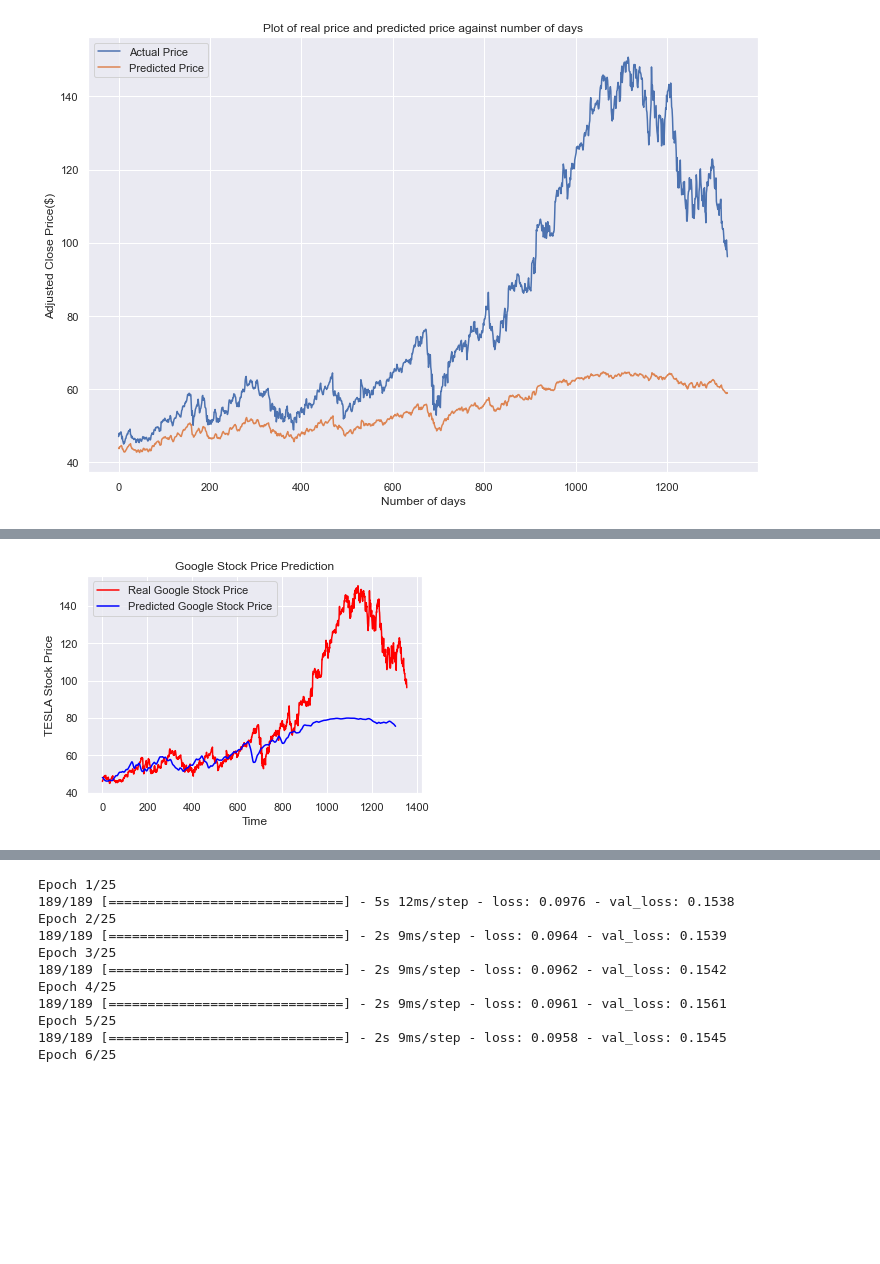
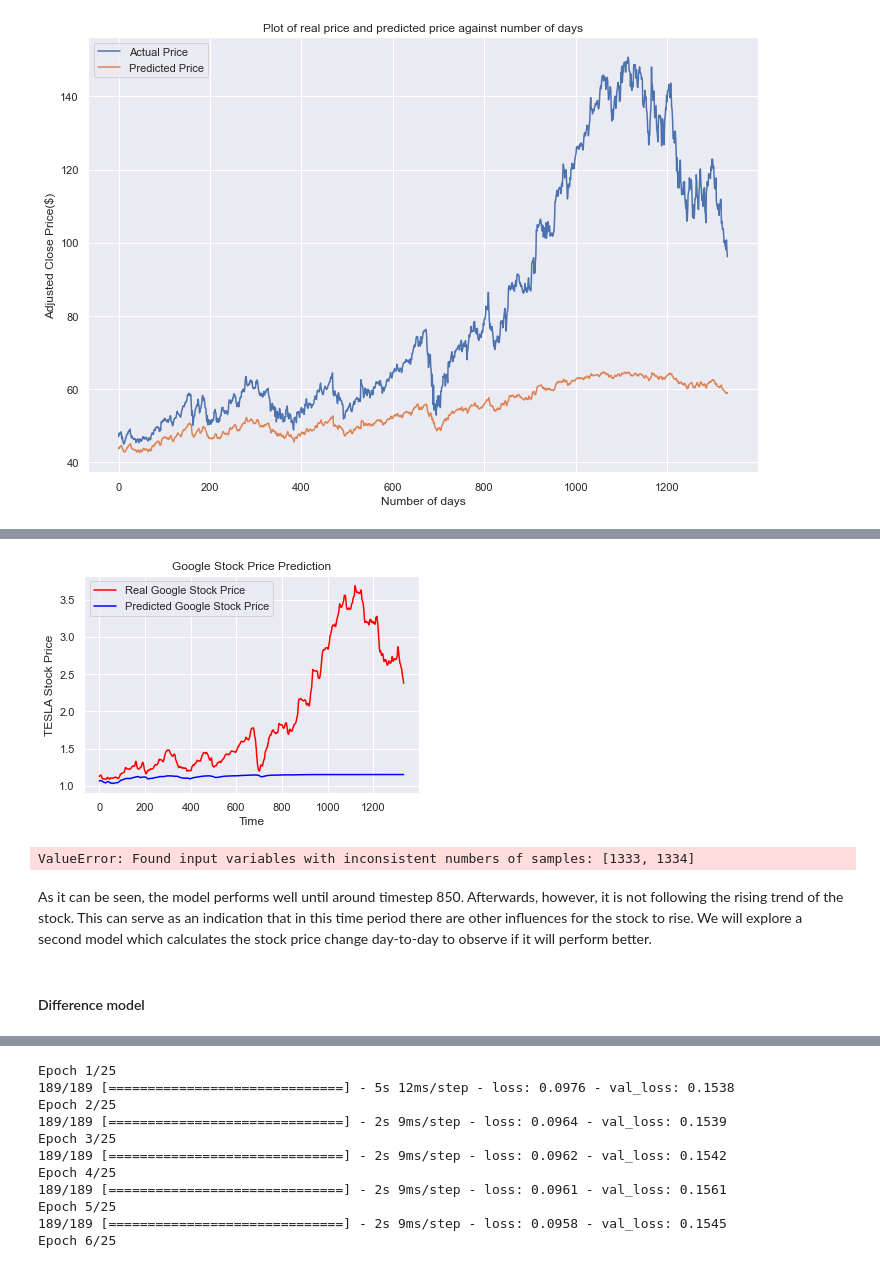
Before and after one commit to PWolf96/Stock-Predictor, a Jupyter notebook: Stock-Predictor-LSTM.ipynb, the cells around one changed output, grey strips where cells are left out. Saved outputs shown, nothing was run; the diff lists cells and outputs as text; code cells hidden in the pictures; blank space fills up the shorter version.

```diff
--- a/Stock-Predictor-LSTM.ipynb
+++ b/Stock-Predictor-LSTM.ipynb
@@ -252,0 +359,4 @@ array([[  4.7482028 ],
+# %%
+train_data = train_data.reindex(columns=['high_diff', 'low_diff', 'open_diff', 'volume_diff', 'OBV_diff', '14 period RSI_diff', 'BB_UPPER_diff',
+                                        'BB_MIDDLE_diff', 'BB_LOWER_diff', 'adj_close_diff'])
+train_data.describe()
@@ -252,0 +373,12 @@ array([[  4.7482028 ],
+# %%
+#Normalize the variables
+normaliser = preprocessing.MinMaxScaler(feature_range=(0,1))
+#Creating a specific scaler for the y values
+y_normaliser = preprocessing.MinMaxScaler(feature_range=(0,1))
+train_normalised = normaliser.fit_transform(train_data)
+x_train_normalised = np.delete(train_normalised, np.s_[4], 1)
+y_train_normalised = train_normalised[:,4]
+test_normalised = normaliser.transform(test_data)
+x_test_normalised = np.delete(test_normalised, np.s_[4], 1)
+
+y_norm = y_normaliser.fit_transform(train_data.loc[:, ['adj_close_diff']].values)
@@ -252,0 +406,15 @@ array([[  4.7482028 ],
+# %%
+# split a multivariate sequence into samples
+def split_sequences(sequences, n_steps):
+	X, y = list(), list()
+	for i in range(len(sequences)):
+		# find the end of this pattern
+		end_ix = i + n_steps
+		# check if we are beyond the dataset
+		if end_ix > len(sequences):
+			break
+		# gather input and output parts of the pattern
+		seq_x, seq_y = sequences[i:end_ix, :-1], sequences[end_ix-1, -1]
+		X.append(seq_x)
+		y.append(seq_y)
+	return np.array(X), np.array(y)
@@ -377,0 +656,4 @@ Epoch 25/25
+# %%
+X_train, X_test, y_train, y_test, normaliser, split_index, days_prior = data_preprocessing(df_GOOG, 21, 0.7, 'lag')
+model = build_lstm(X_train, y_train)
+predicted_stock_price = model.predict(X_test)
@@ -393,11 +704,17 @@ array([[47.11925 ],
 # %%
 # Visualising the results
-plt.plot(df_GOOG[split_index:].loc[:, ['adj_close']].values, color = "red", label = "Real Google Stock Price")
+plt.plot(y_test, color = "red", label = "Real Google Stock Price")
 plt.plot(predicted_stock_price, color = "blue", label = "Predicted Google Stock Price")
 plt.title('Google Stock Price Prediction')
 plt.xlabel('Time')
 plt.ylabel('TESLA Stock Price')
 plt.legend()
 plt.show()
+print(mean_squared_error(df_GOOG[split_index:-21].loc[:, ['adj_close']].values, predicted_stock_price, squared = False))
 # %% [output]
-[figure, old version]
+[figure, new version]
+ValueError: Found input variables with inconsistent numbers of samples: [1333, 1334]
+# %% [markdown]
+As it can be seen, the model performs well until around timestep 850. Afterwards, however, it is not following the rising trend of the stock. This can serve as an indication that in this time period there are other influences for the stock to rise. We will explore a second model which calculates the stock price change day-to-day to observe if it will perform better.
+# %% [markdown]
+#### Difference model
```
Also changed, not shown: parts of 35 cells of this notebook.
